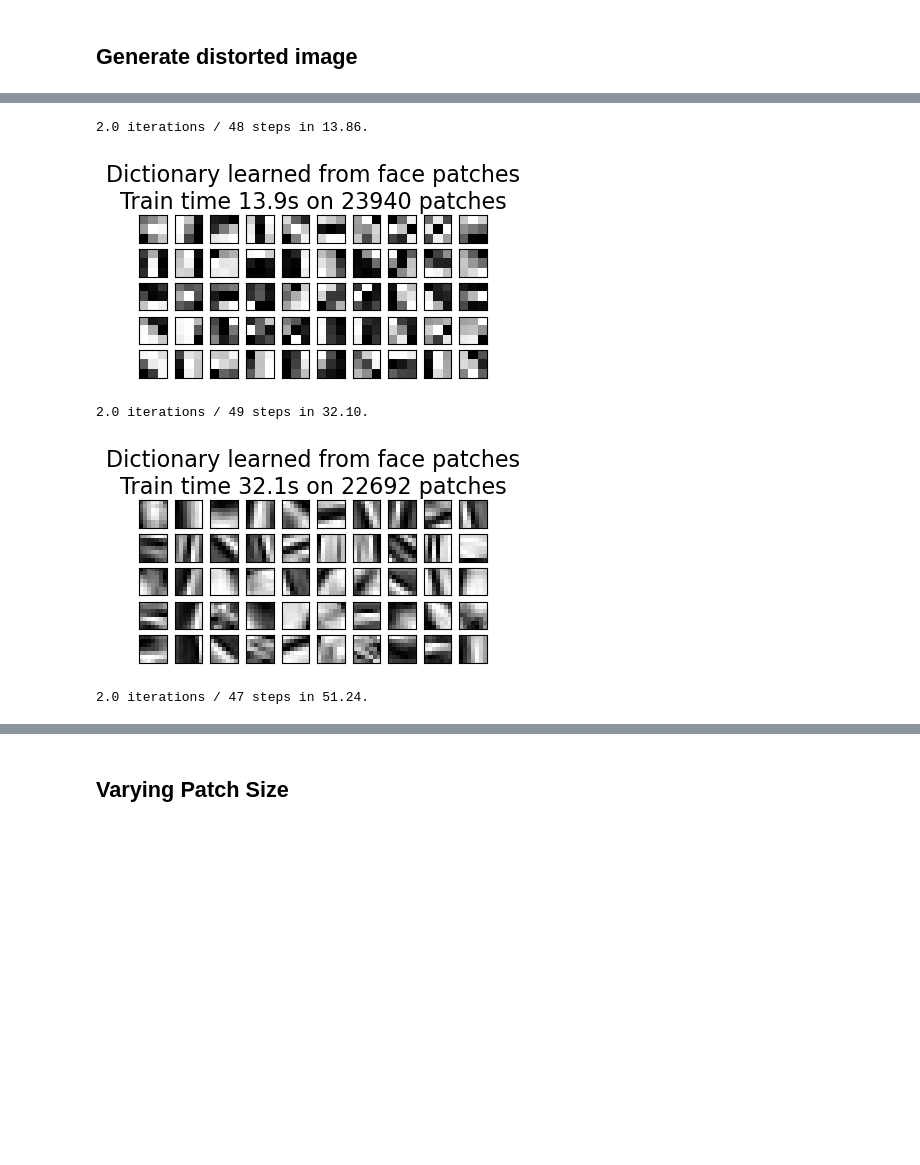
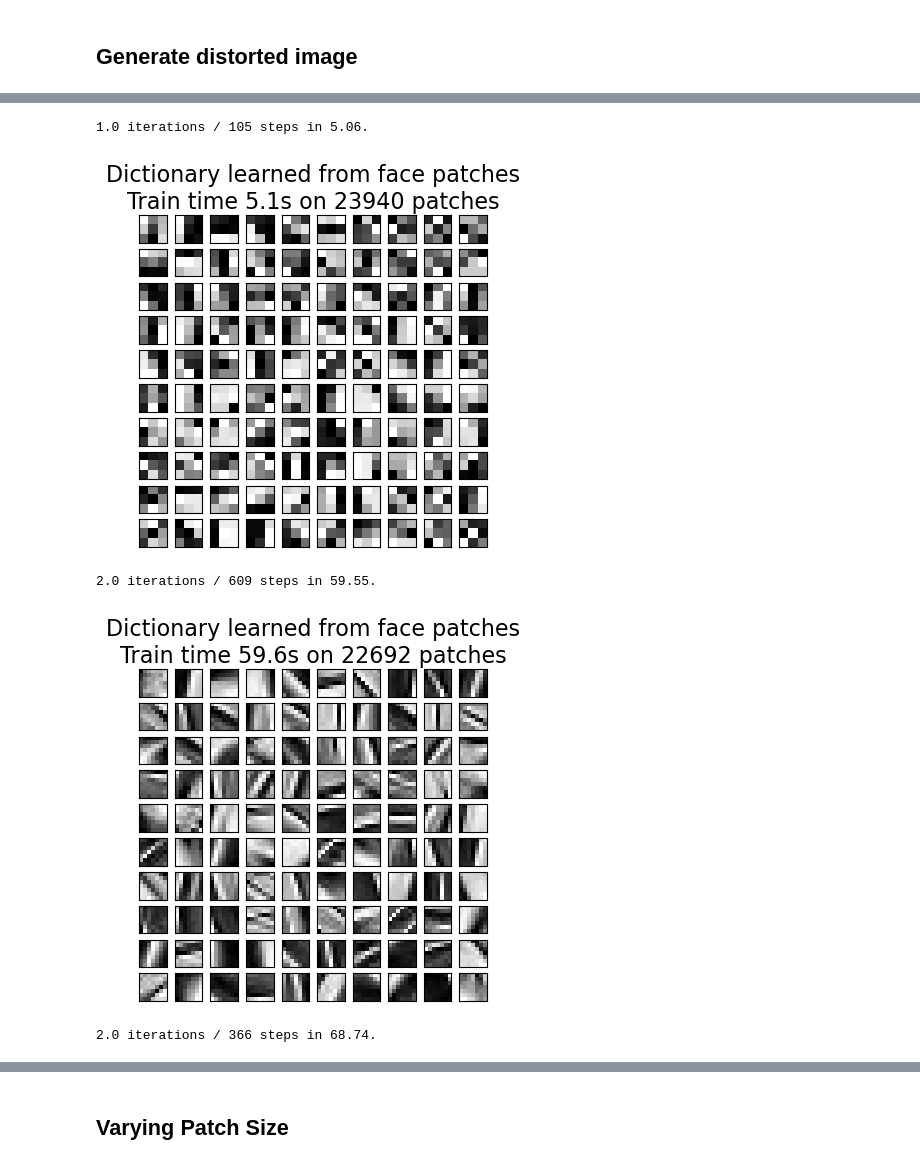
Before and after one commit to cwcurtis/MATH-596-Mathematical-Data-Science, a Jupyter notebook: Assignments/plot_image_denoising_hacked.ipynb, the cells around one changed output, grey strips where cells are left out. Cells and saved outputs as stored; diff of their text form; code cells hidden in the pictures; blank space fills up the shorter version.

```diff
--- a/Assignments/plot_image_denoising_hacked.ipynb
+++ b/Assignments/plot_image_denoising_hacked.ipynb
@@ -172,12 +66,12 @@ Distorting image...
 # %%
 # Precompute dictionaries to spare us repetition
-bsize = 600
-dico3, V3 = dictionary_builder(3, bsize, distorted)
-dico7, V7 = dictionary_builder(7, bsize, distorted)
-dico14, V14 = dictionary_builder(14, bsize, distorted)
+bsize = 64
+dico3, V3 = dm.dictionary_builder(3, bsize, distorted)
+dico7, V7 = dm.dictionary_builder(7, bsize, distorted)
+dico14, V14 = dm.dictionary_builder(14, bsize, distorted)
 # %% [output]
-2.0 iterations / 48 steps in 13.86.
+1.0 iterations / 105 steps in 5.06.
-[figure, old version]
+[figure, new version]
-2.0 iterations / 49 steps in 32.10.
+2.0 iterations / 609 steps in 59.55.
-[figure, old version]
+[figure, new version]
-2.0 iterations / 47 steps in 51.24.
+2.0 iterations / 366 steps in 68.74.
```
Also changed, not shown: parts of 15 cells of this notebook, 1 other file.
